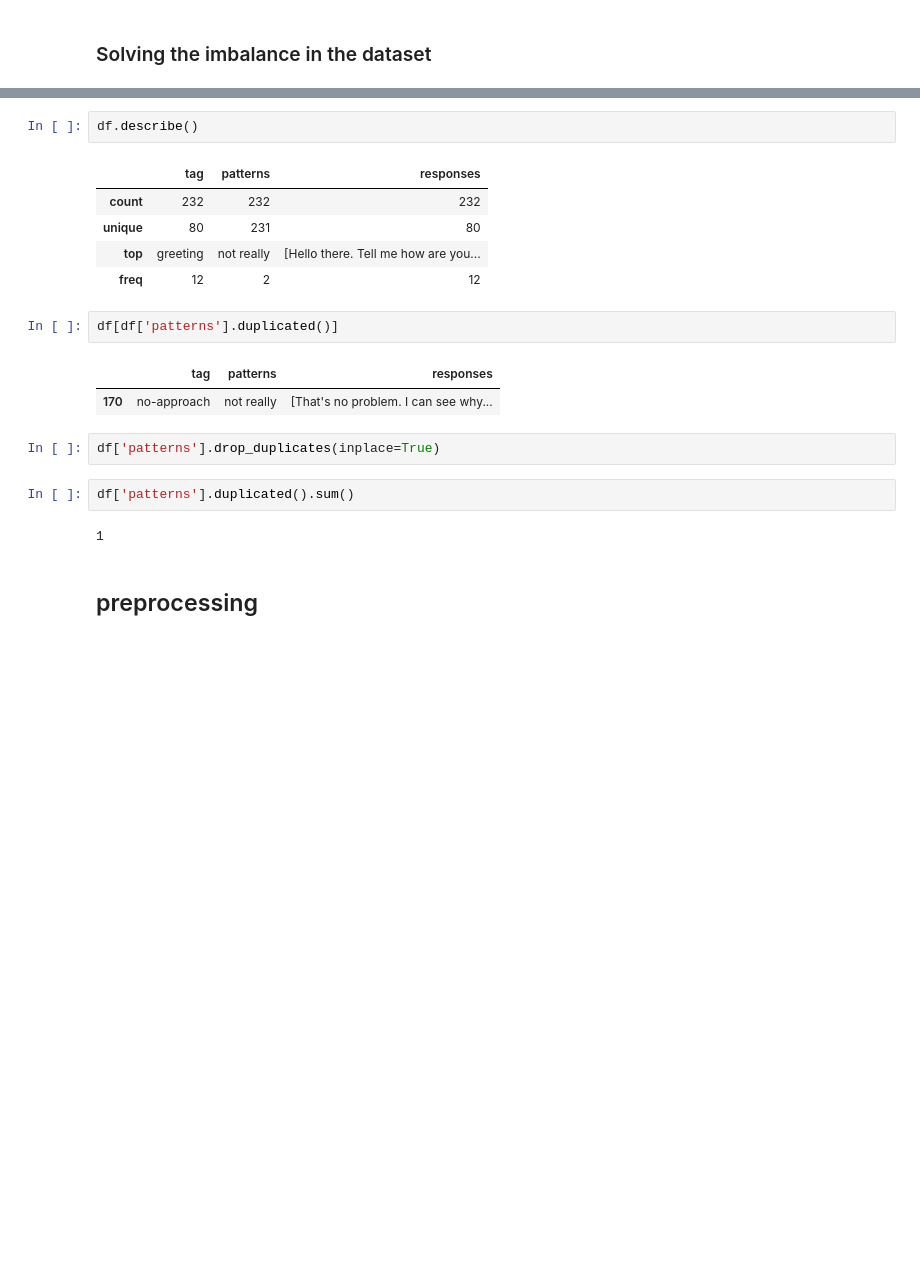
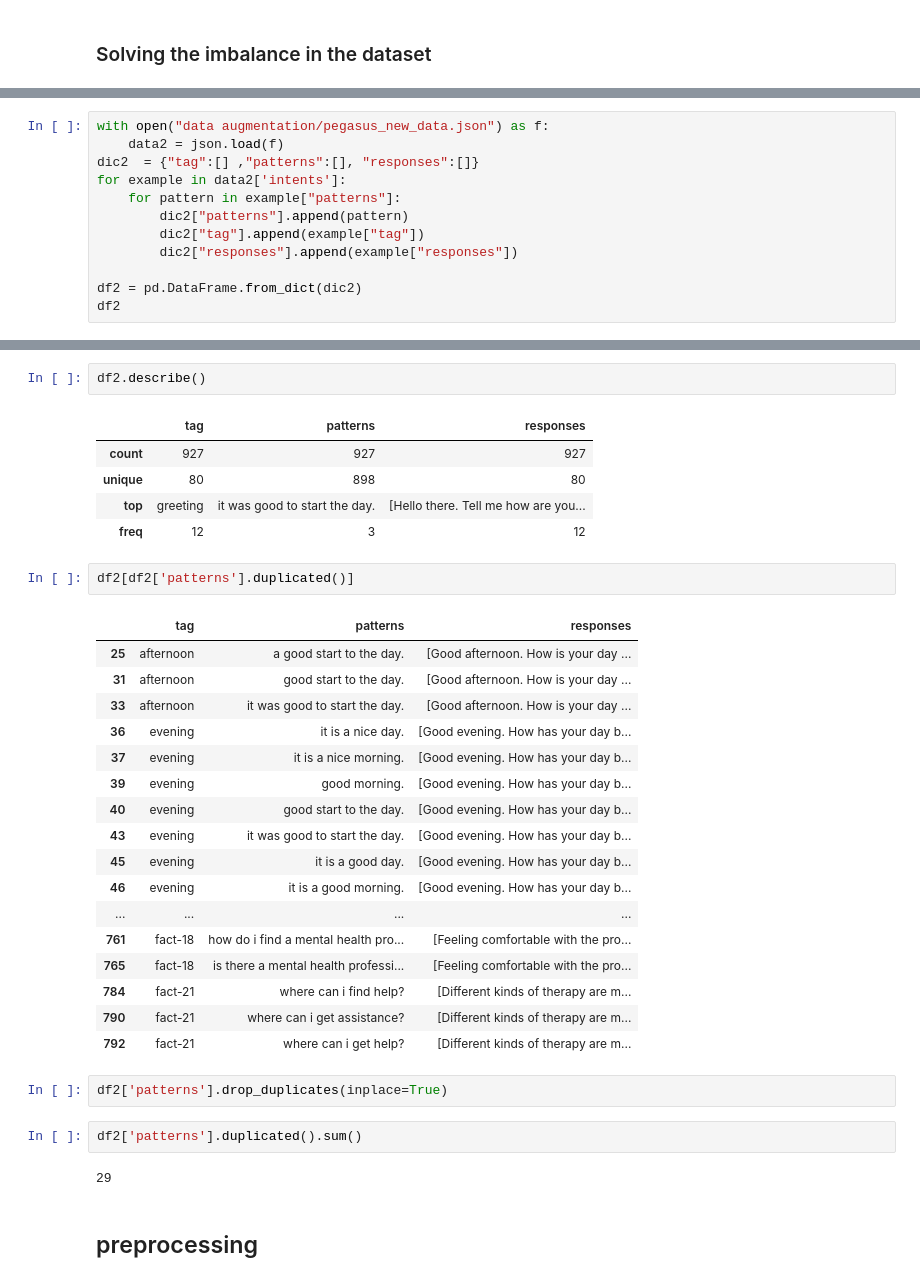
Before and after one commit to Selim9-9/Chatbot-For-Mental-Health, a Jupyter notebook: ChatBot.ipynb, the cells around one changed output, grey strips where cells are left out. Saved outputs shown, nothing was run; the diff lists cells and outputs as text; blank space fills up the shorter version.

```diff
--- a/ChatBot.ipynb
+++ b/ChatBot.ipynb
@@ -166,0 +122,12 @@ import matplotlib.pyplot as plt
+# %%
+with open("data augmentation/pegasus_new_data.json") as f:
+    data2 = json.load(f)
+dic2  = {"tag":[] ,"patterns":[], "responses":[]}
+for example in data2['intents']:
+    for pattern in example["patterns"]:
+        dic2["patterns"].append(pattern)
+        dic2["tag"].append(example["tag"])
+        dic2["responses"].append(example["responses"])
+
+df2 = pd.DataFrame.from_dict(dic2)
+df2
@@ -167,22 +163,37 @@ import matplotlib.pyplot as plt
 # %%
-df.describe()
+df2.describe()
 # %% [output]
 |  | tag | patterns | responses |
-| count | 232 | 232 | 232 |
-| unique | 80 | 231 | 80 |
-| top | greeting | not really | [Hello there. Tell me how are you... |
-| freq | 12 | 2 | 12 |
+| count | 927 | 927 | 927 |
+| unique | 80 | 898 | 80 |
+| top | greeting | it was good to start the day. | [Hello there. Tell me how are you... |
+| freq | 12 | 3 | 12 |
 # %%
-df[df['patterns'].duplicated()]
+df2[df2['patterns'].duplicated()]
 # %% [output]
 |  | tag | patterns | responses |
-| 170 | no-approach | not really | [That's no problem. I can see why... |
+| 25 | afternoon | a good start to the day. | [Good afternoon. How is your day ... |
+| 31 | afternoon | good start to the day. | [Good afternoon. How is your day ... |
+| 33 | afternoon | it was good to start the day. | [Good afternoon. How is your day ... |
+| 36 | evening | it is a nice day. | [Good evening. How has your day b... |
+| 37 | evening | it is a nice morning. | [Good evening. How has your day b... |
+| 39 | evening | good morning. | [Good evening. How has your day b... |
+| 40 | evening | good start to the day. | [Good evening. How has your day b... |
+| 43 | evening | it was good to start the day. | [Good evening. How has your day b... |
+| 45 | evening | it is a good day. | [Good evening. How has your day b... |
+| 46 | evening | it is a good morning. | [Good evening. How has your day b... |
+| ... | ... | ... | ... |
+| 761 | fact-18 | how do i find a mental health pro... | [Feeling comfortable with the pro... |
+| 765 | fact-18 | is there a mental health professi... | [Feeling comfortable with the pro... |
+| 784 | fact-21 | where can i find help? | [Different kinds of therapy are m... |
+| 790 | fact-21 | where can i get assistance? | [Different kinds of therapy are m... |
+| 792 | fact-21 | where can i get help? | [Different kinds of therapy are m... |
 # %%
-df['patterns'].drop_duplicates(inplace=True)
+df2['patterns'].drop_duplicates(inplace=True)
 # %%
-df['patterns'].duplicated().sum()
+df2['patterns'].duplicated().sum()
 # %% [output]
-1
+29
 # %% [markdown]
 ## preprocessing
 # %% [markdown]
```
Also changed, not shown: parts of 15 cells of this notebook.
